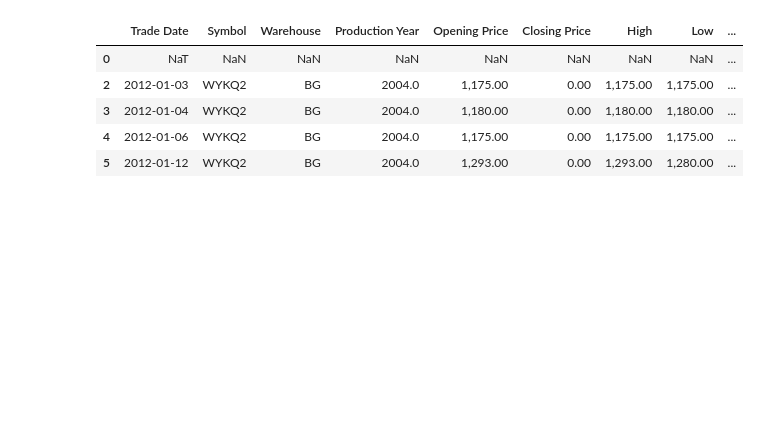
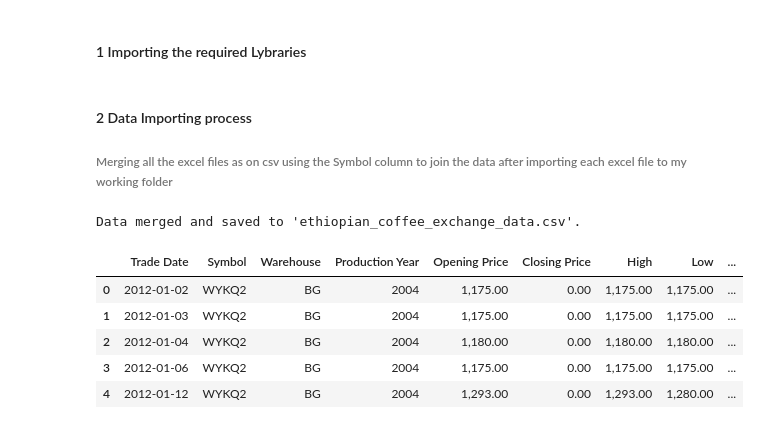
Before and after one commit to natnaelaster/data-analysis-projects, a Jupyter notebook: ETH_Coffee python + tablue/ethio-coffe-exchange.ipynb, the cells around one changed output. Drawn from its saved outputs; the diff is of its cells as text; code cells hidden in the pictures; blank space fills up the shorter version.

```diff
--- a/ETH_Coffee python + tablue/ethio-coffe-exchange.ipynb
+++ b/ETH_Coffee python + tablue/ethio-coffe-exchange.ipynb
@@ -13,10 +1,2 @@ ecx.head()
-# %%
-cecx = ecx.drop(index=[1])
-cecx.head()
-# %% [output]
-|  | Trade Date | Symbol | Warehouse | Production Year | Opening Price | Closing Price | High | Low | ... |
-| 0 | NaT | NaN | NaN | NaN | NaN | NaN | NaN | NaN | ... |
-| 2 | 2012-01-03 | WYKQ2 | BG | 2004.0 | 1,175.00 | 0.00 | 1,175.00 | 1,175.00 | ... |
-| 3 | 2012-01-04 | WYKQ2 | BG | 2004.0 | 1,180.00 | 0.00 | 1,180.00 | 1,180.00 | ... |
-| 4 | 2012-01-06 | WYKQ2 | BG | 2004.0 | 1,175.00 | 0.00 | 1,175.00 | 1,175.00 | ... |
-| 5 | 2012-01-12 | WYKQ2 | BG | 2004.0 | 1,293.00 | 0.00 | 1,293.00 | 1,280.00 | ... |
+# %% [markdown]
+#### 1 Importing the required Lybraries
@@ -23 +8,37 @@ cecx.head()
+# %% [markdown]
+#### 2 Data Importing process
+######   Merging all the excel files as on csv using the Symbol column to join the data after   importing each excel file to my working folder
+# %%
+# Listing the files to be merged
+file_paths = [
+    'Coffee-2012.xlsx',
+    'Coffee-2013.xlsx',
+    'Coffee-2014.xlsx',
+    'Coffee-2015.xlsx',
+    'Coffee-2016.xlsx',
+    'Coffee-2017.xlsx',
+    'Coffee-2018.xlsx',
+    'Coffee-2019.xlsx']
+
+# Reading and merging the files
+dfs = [pd.read_excel(file) for file in file_paths]
+
+merged_df = pd.concat(dfs, ignore_index=True)
+
+# Saving the merged DataFrame to a CSV file
+merged_df.to_csv('ethiopian_coffee_exchange_data.csv', index=False)
+
+print("Data merged and saved to 'ethiopian_coffee_exchange_data.csv'.")
+# %% [output]
+Data merged and saved to 'ethiopian_coffee_exchange_data.csv'.
+# %%
+df = pd.read_csv('ethiopian_coffee_exchange_data.csv')
+df.head()
+# %% [output]
+|  | Trade Date | Symbol | Warehouse | Production Year | Opening Price | Closing Price | High | Low | ... |
+| 0 | 2012-01-02 | WYKQ2 | BG | 2004 | 1,175.00 | 0.00 | 1,175.00 | 1,175.00 | ... |
+| 1 | 2012-01-03 | WYKQ2 | BG | 2004 | 1,175.00 | 0.00 | 1,175.00 | 1,175.00 | ... |
+| 2 | 2012-01-04 | WYKQ2 | BG | 2004 | 1,180.00 | 0.00 | 1,180.00 | 1,180.00 | ... |
+| 3 | 2012-01-06 | WYKQ2 | BG | 2004 | 1,175.00 | 0.00 | 1,175.00 | 1,175.00 | ... |
+| 4 | 2012-01-12 | WYKQ2 | BG | 2004 | 1,293.00 | 0.00 | 1,293.00 | 1,280.00 | ... |
 # %%
```
Also changed, not shown: parts of 30 cells of this notebook, 9 other files.
